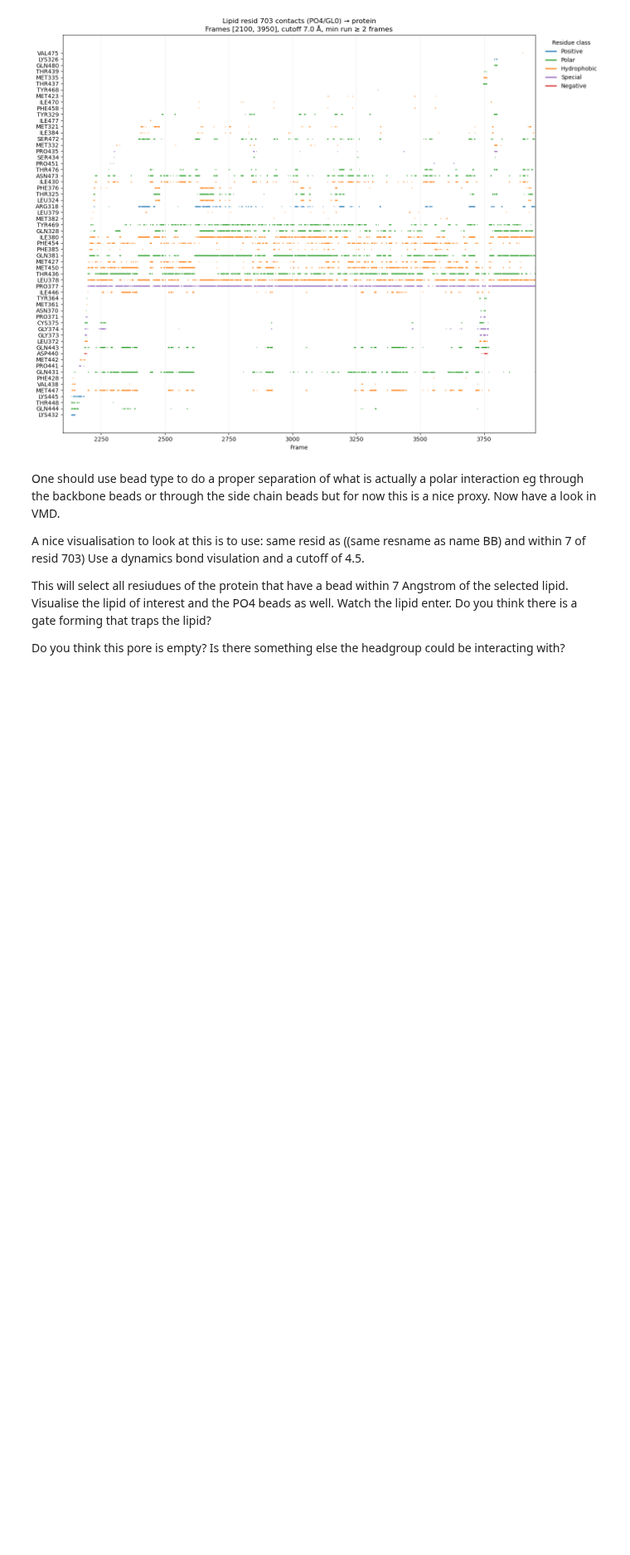
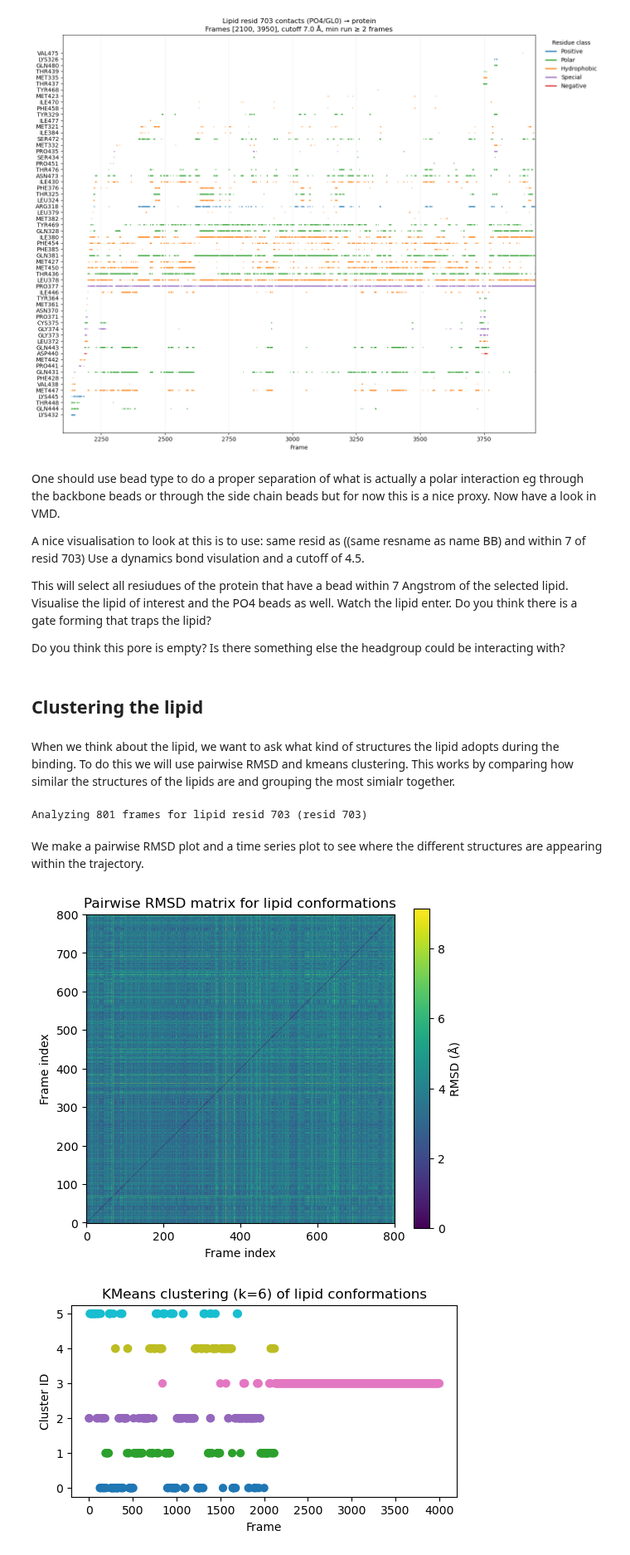
Before and after one commit to CCPBioSim/coarse-graining-workshop, a Jupyter notebook: 5-coarsegrain_analysis/analysis.ipynb, the cells around one changed output. Shown at 83% size. Cells and saved outputs as stored; diff of their text form; code cells hidden in the pictures; blank space fills up the shorter version.

```diff
--- a/5-coarsegrain_analysis/analysis.ipynb
+++ b/5-coarsegrain_analysis/analysis.ipynb
@@ -448,3 +449,73 @@ Use a dynamics bond visulation and a cutoff of 4.5.
 This will select all resiudues of the protein that have a bead within 7 Angstrom of the selected lipid. Visualise the lipid of interest and the PO4 beads as well. Watch the lipid enter. Do you think there is a gate forming that traps the lipid?
 
 Do you think this pore is empty? Is there something else the headgroup could be interacting with?
+# %% [markdown]
+## Clustering the lipid
+# %% [markdown]
+When we think about the lipid, we want to ask what kind of structures the lipid adopts during the binding. To do this we will use pairwise RMSD and kmeans clustering. This works by comparing how similar the structures of the lipids are and grouping the most simialr together.
+# %%
+import MDAnalysis as mda
+import numpy as np
+from sklearn.cluster import KMeans
+import matplotlib.pyplot as plt
+from MDAnalysis.analysis.rms import rmsd
+from tqdm.notebook import tqdm
+
+# --- Inputs ---
+TOPOLOGY = "traj.pdb"
+TRAJECTORY = "traj_1ns.xtc"
+LIPID_RESID = 703           # same as in your contact code
+SELECTION = f"resid {LIPID_RESID}"  # adjust for your CG beadnames
+STEP = 5                   # analyze every 10th frame to speed up
+N_CLUSTERS = 6
+
+# --- Load trajectory ---
+u = mda.Universe(TOPOLOGY, TRAJECTORY)
+lipid = u.select_atoms(SELECTION)
+frames = list(range(0, len(u.trajectory), STEP))
+n_frames = len(frames)
+
+print(f"Analyzing {n_frames} frames for lipid resid {LIPID_RESID} ({SELECTION})")
+# %% [output]
+Analyzing 801 frames for lipid resid 703 (resid 703)
+# %%
+# --- Compute pairwise RMSD matrix ---
+R = np.zeros((n_frames, n_frames))
+coords = []
+
+for ts in tqdm(frames, desc="Extracting coordinates"):
+    u.trajectory[ts]
+    coords.append(lipid.positions.copy())
+
+for i in tqdm(range(n_frames), desc="Computing RMSD matrix"):
+    for j in range(i + 1, n_frames):
+        val = rmsd(coords[i], coords[j], center=True, superposition=True)
+        R[i, j] = R[j, i] = val
+
+# --- Cluster using KMeans ---
+# Flatten upper triangle or directly cluster coordinates (here: flatten coords)
+X = np.array([c.flatten() for c in coords])
+kmeans = KMeans(n_clusters=N_CLUSTERS, random_state=0, n_init="auto").fit(X)
+labels = kmeans.labels_
+# %% [markdown]
+We make a pairwise RMSD plot and a time series plot to see where the different structures are appearing within the trajectory.
+# %%
+# --- Plot pairwise RMSD heatmap ---
+plt.figure(figsize=(6, 5))
+plt.imshow(R, cmap="viridis", origin="lower")
+plt.colorbar(label="RMSD (Å)")
+plt.title("Pairwise RMSD matrix for lipid conformations")
+plt.xlabel("Frame index")
+plt.ylabel("Frame index")
+plt.show()
+
+# --- Plot cluster assignments ---
+plt.figure(figsize=(6, 3))
+plt.scatter(frames, labels, c=labels, cmap="tab10", s=40)
+plt.xlabel("Frame")
+plt.ylabel("Cluster ID")
+plt.title(f"KMeans clustering (k={N_CLUSTERS}) of lipid conformations")
+plt.show()
+# %% [output]
+[figure, added]
+[figure, added]
```
Also changed, not shown: parts of 7 cells of this notebook, 1 other file.
